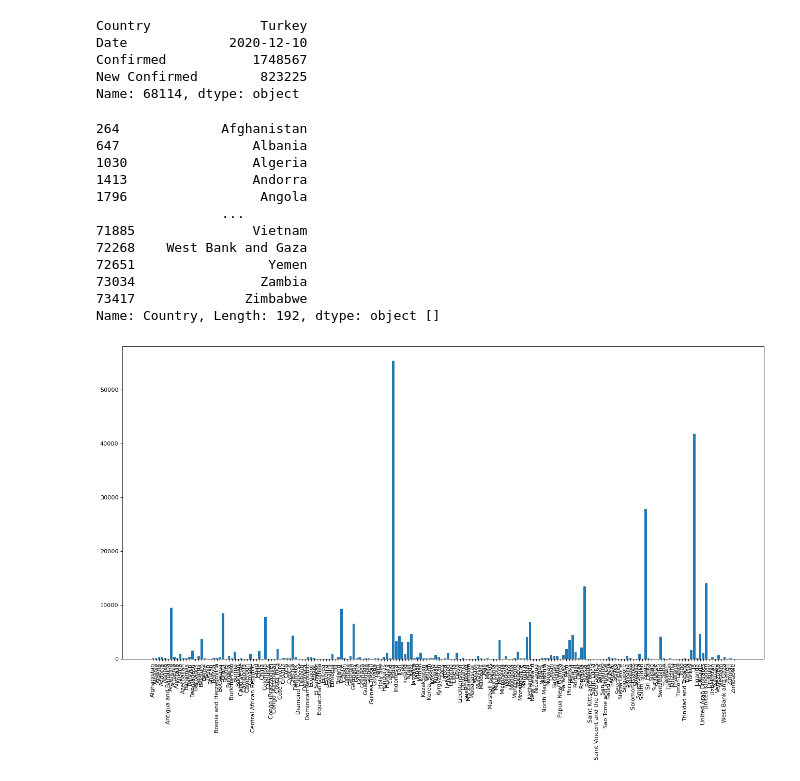
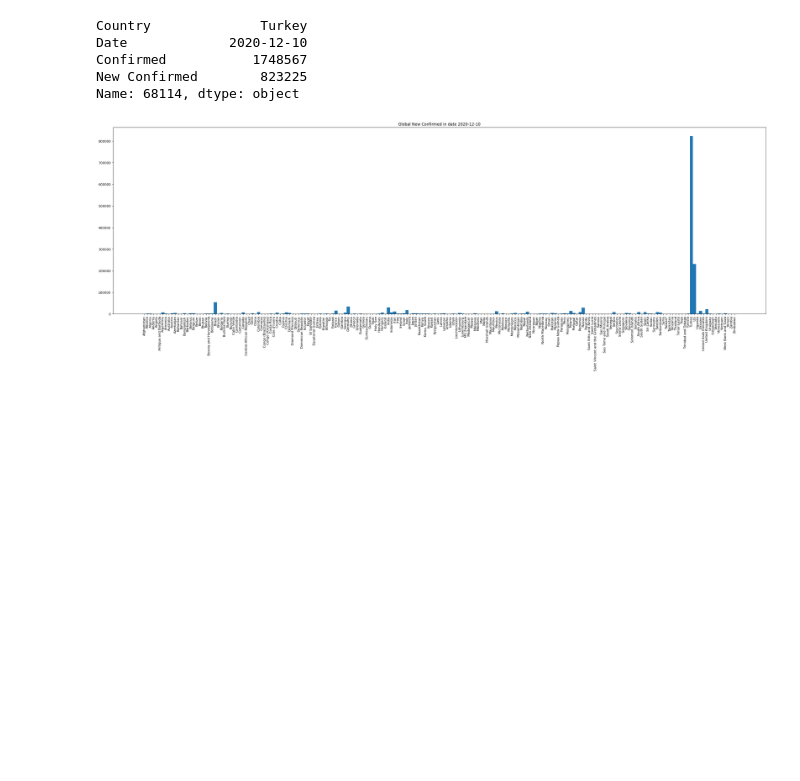
Before and after one commit to ferra-rally/CovidCPS, a Jupyter notebook: CPS.ipynb, the cells around one changed output. Cells and saved outputs as stored; diff of their text form; code cells hidden in the pictures; blank space fills up the shorter version.

```diff
--- a/CPS.ipynb
+++ b/CPS.ipynb
@@ -284,32 +264,22 @@ New Confirmed        823225
 Name: 68114, dtype: object
 # %%
 #Bar graph for global cases in a single date
-#colours = ["red", "blue", "orange", "green"]
-date = "2020-10-12"
+date = "2020-12-10"
+field = "New Confirmed"
 
 df_filtered = df.loc[df["Date"] == date]
 countries = df_filtered["Country"]
-cases = []
-print(countries, cases)
 
+fig = plt.figure(num=None, figsize=(35, 10), dpi=80, facecolor='w', edgecolor='k')
+width = 3
 
-fig = plt.figure(num=None, figsize=(20, 10), dpi=80, facecolor='w', edgecolor='k')
+#TODO aggiungere titoli agli assi
 
-
-plt.xticks(rotation=90)
-plt.bar(df_filtered["Country"], df_filtered["New Confirmed"])
+ax = fig.add_axes([0.1, 0.1, 0.8, 0.8])
+ax.bar(range(0, len(countries) * width, width), df_filtered[field], width=width, align='center')
+ax.set_xticklabels(df_filtered["Country"], rotation=90)
+ax.set_xticks(range(0, len(countries) * width, width))
+ax.set_title("Global %s in date %s" % (field, date))
 plt.show()
 # %% [output]
-264             Afghanistan
-647                 Albania
-1030                Algeria
-1413                Andorra
-1796                 Angola
-                ...
-71885               Vietnam
-72268    West Bank and Gaza
-72651                 Yemen
-73034                Zambia
-73417              Zimbabwe
-Name: Country, Length: 192, dtype: object []
-[figure, old version]
+[figure, new version]
```
Also changed, not shown: parts of 8 cells of this notebook.
